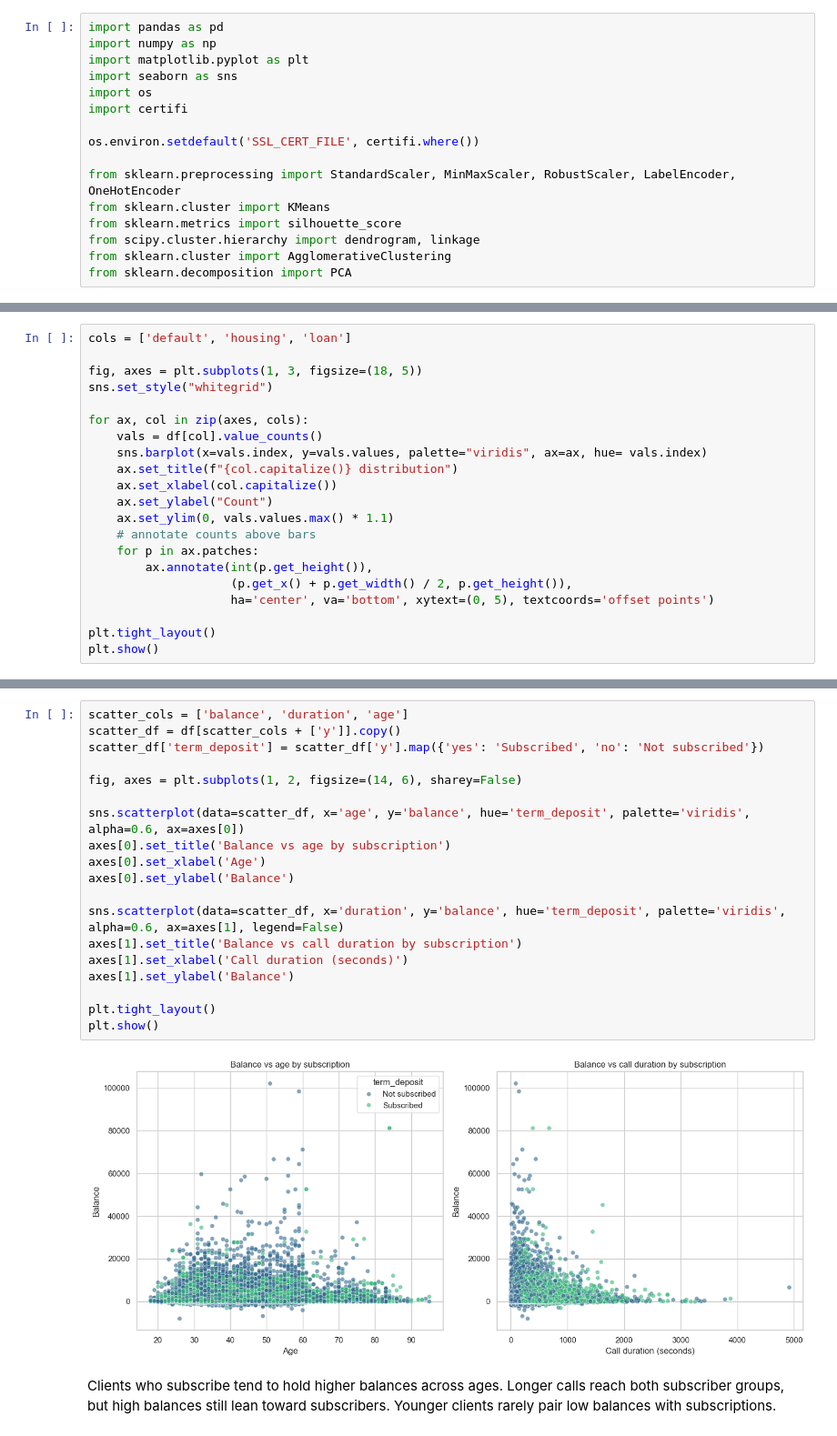
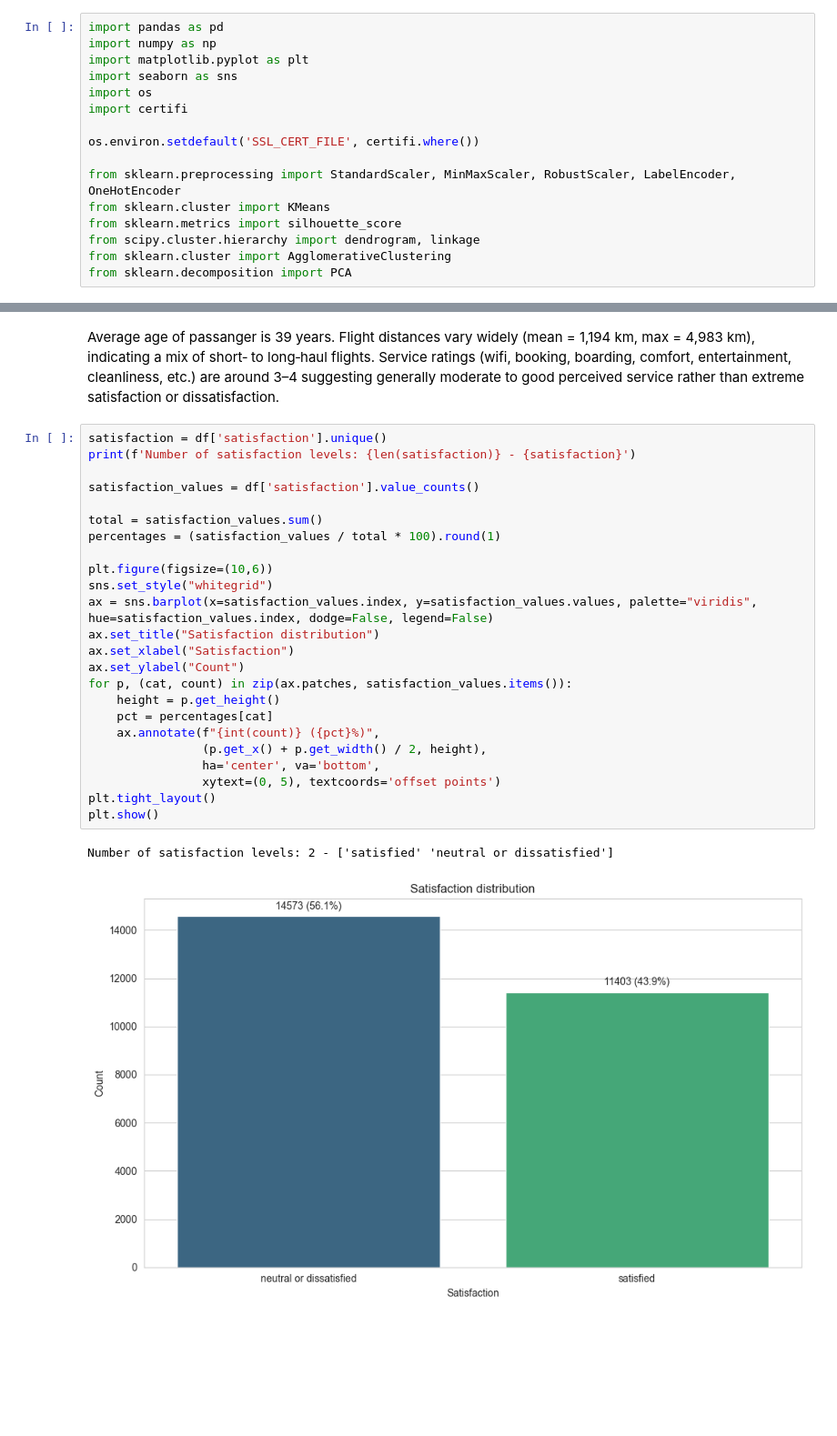
Before and after one commit to Kudl1k/su, a Jupyter notebook: project1.ipynb, the cells around one changed output, grey strips where cells are left out. Shown at 91% size. Cells and saved outputs as stored; diff of their text form; blank space fills up the shorter version.

```diff
--- a/project1.ipynb
+++ b/project1.ipynb
@@ -201,21 +127,0 @@ Secondary school graduates dominate the client base, tertiary education forms a
-# %%
-cols = ['default', 'housing', 'loan']
-
-fig, axes = plt.subplots(1, 3, figsize=(18, 5))
-sns.set_style("whitegrid")
-
-for ax, col in zip(axes, cols):
-    vals = df[col].value_counts()
-    sns.barplot(x=vals.index, y=vals.values, palette="viridis", ax=ax, hue= vals.index)
-    ax.set_title(f"{col.capitalize()} distribution")
-    ax.set_xlabel(col.capitalize())
-    ax.set_ylabel("Count")
-    ax.set_ylim(0, vals.values.max() * 1.1)
-    # annotate counts above bars
-    for p in ax.patches:
-        ax.annotate(int(p.get_height()),
-                    (p.get_x() + p.get_width() / 2, p.get_height()),
-                    ha='center', va='bottom', xytext=(0, 5), textcoords='offset points')
-
-plt.tight_layout()
-plt.show()
@@ -321,25 +128,30 @@ Retired clients hold the largest balances and are oldest on average. Unknown job
-# %%
-scatter_cols = ['balance', 'duration', 'age']
-scatter_df = df[scatter_cols + ['y']].copy()
-scatter_df['term_deposit'] = scatter_df['y'].map({'yes': 'Subscribed', 'no': 'Not subscribed'})
-
-fig, axes = plt.subplots(1, 2, figsize=(14, 6), sharey=False)
-
-sns.scatterplot(data=scatter_df, x='age', y='balance', hue='term_deposit', palette='viridis', alpha=0.6, ax=axes[0])
-axes[0].set_title('Balance vs age by subscription')
-axes[0].set_xlabel('Age')
-axes[0].set_ylabel('Balance')
-
-sns.scatterplot(data=scatter_df, x='duration', y='balance', hue='term_deposit', palette='viridis', alpha=0.6, ax=axes[1], legend=False)
-axes[1].set_title('Balance vs call duration by subscription')
-axes[1].set_xlabel('Call duration (seconds)')
-axes[1].set_ylabel('Balance')
-
-plt.tight_layout()
-plt.show()
-# %% [output]
-[figure, removed]
-# %% [markdown]
-Clients who subscribe tend to hold higher balances across ages.
-Longer calls reach both subscriber groups, but high balances still lean toward subscribers.
-Younger clients rarely pair low balances with subscriptions.
+# %% [markdown]
+Average age of passanger is 39 years.
+Flight distances vary widely (mean = 1,194 km, max = 4,983 km), indicating a mix of short‑ to long‑haul flights. Service ratings (wifi, booking, boarding, comfort, entertainment, cleanliness, etc.) are around 3–4 suggesting generally moderate to good perceived service rather than extreme satisfaction or dissatisfaction.
+# %%
+satisfaction = df['satisfaction'].unique()
+print(f'Number of satisfaction levels: {len(satisfaction)} - {satisfaction}')
+
+satisfaction_values = df['satisfaction'].value_counts()
+
+total = satisfaction_values.sum()
+percentages = (satisfaction_values / total * 100).round(1)
+
+plt.figure(figsize=(10,6))
+sns.set_style("whitegrid")
+ax = sns.barplot(x=satisfaction_values.index, y=satisfaction_values.values, palette="viridis", hue=satisfaction_values.index, dodge=False, legend=False)
+ax.set_title("Satisfaction distribution")
+ax.set_xlabel("Satisfaction")
+ax.set_ylabel("Count")
+for p, (cat, count) in zip(ax.patches, satisfaction_values.items()):
+    height = p.get_height()
+    pct = percentages[cat]
+    ax.annotate(f"{int(count)} ({pct}%)",
+                (p.get_x() + p.get_width() / 2, height),
+                ha='center', va='bottom',
+                xytext=(0, 5), textcoords='offset points')
+plt.tight_layout()
+plt.show()
+# %% [output]
+Number of satisfaction levels: 2 - ['satisfied' 'neutral or dissatisfied']
+[figure, added]
```
Also changed, not shown: parts of 51 cells of this notebook, 2 other files.
